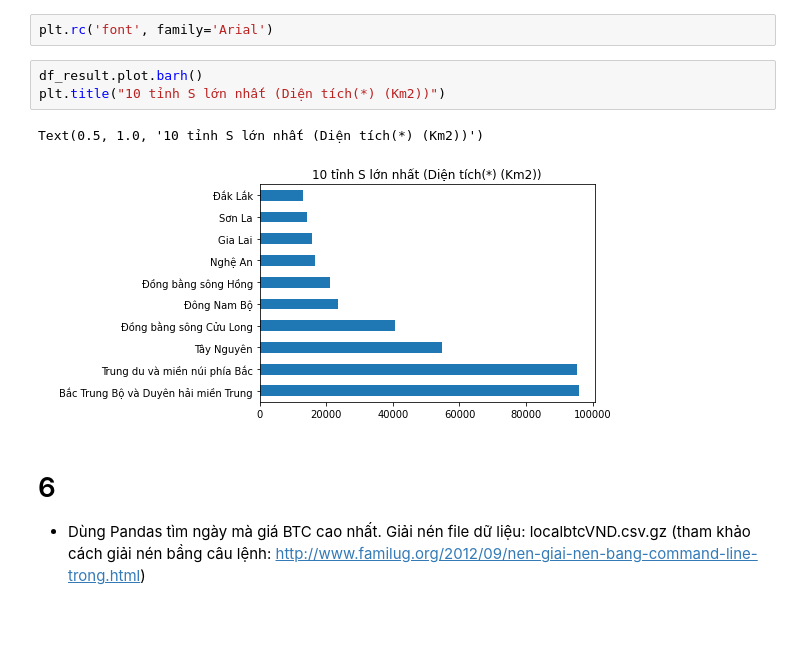
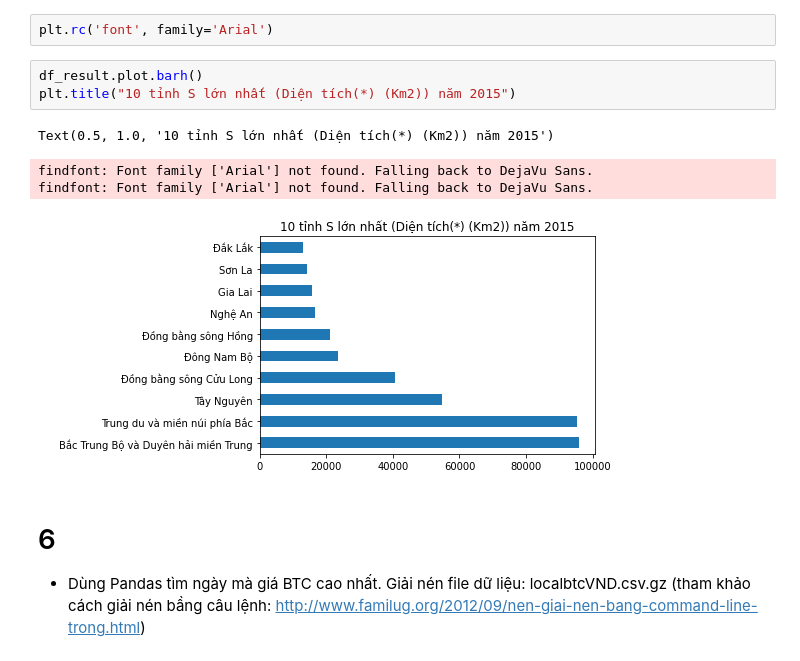
Before and after one commit to qmiinh/pymi2006-minhnq-ex11, a Jupyter notebook: pymi2006-minhnq-ex11.ipynb, the cells around one changed output. Cells and saved outputs as stored; diff of their text form; blank space fills up the shorter version.

```diff
--- a/pymi2006-minhnq-ex11.ipynb
+++ b/pymi2006-minhnq-ex11.ipynb
@@ -136,10 +136,12 @@ df_result = df_changetype.sort_values(axis=0, ascending=False)[:10]
 plt.rc('font', family='Arial')
 # %%
 df_result.plot.barh()
-plt.title("10 tỉnh S lớn nhất (Diện tích(*) (Km2))")
+plt.title("10 tỉnh S lớn nhất (Diện tích(*) (Km2)) năm 2015")
 # %% [output]
-Text(0.5, 1.0, '10 tỉnh S lớn nhất (Diện tích(*) (Km2))')
+Text(0.5, 1.0, '10 tỉnh S lớn nhất (Diện tích(*) (Km2)) năm 2015')
+findfont: Font family ['Arial'] not found. Falling back to DejaVu Sans.
+findfont: Font family ['Arial'] not found. Falling back to DejaVu Sans.
-[figure, old version]
+[figure, new version]
 # %% [markdown]
 # 6
 - Dùng Pandas tìm ngày mà giá BTC cao nhất. Giải nén file dữ liệu: localbtcVND.csv.gz
```
Also changed, not shown: parts of 1 cell of this notebook.
